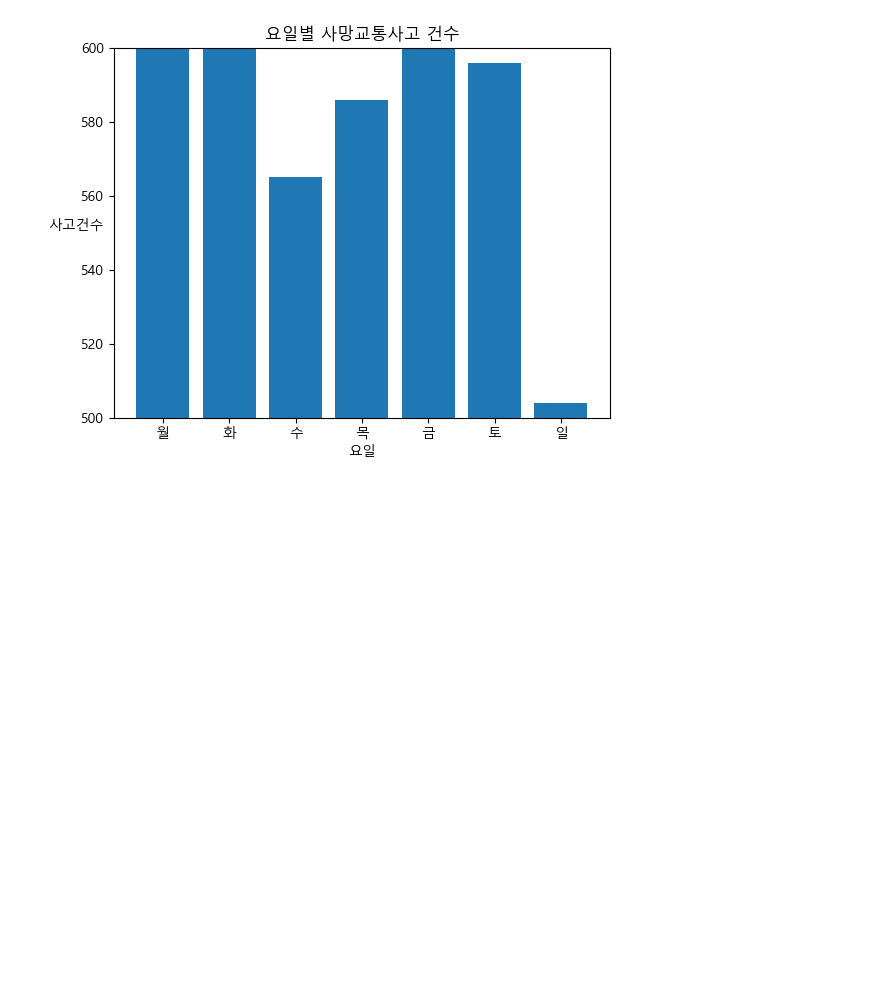
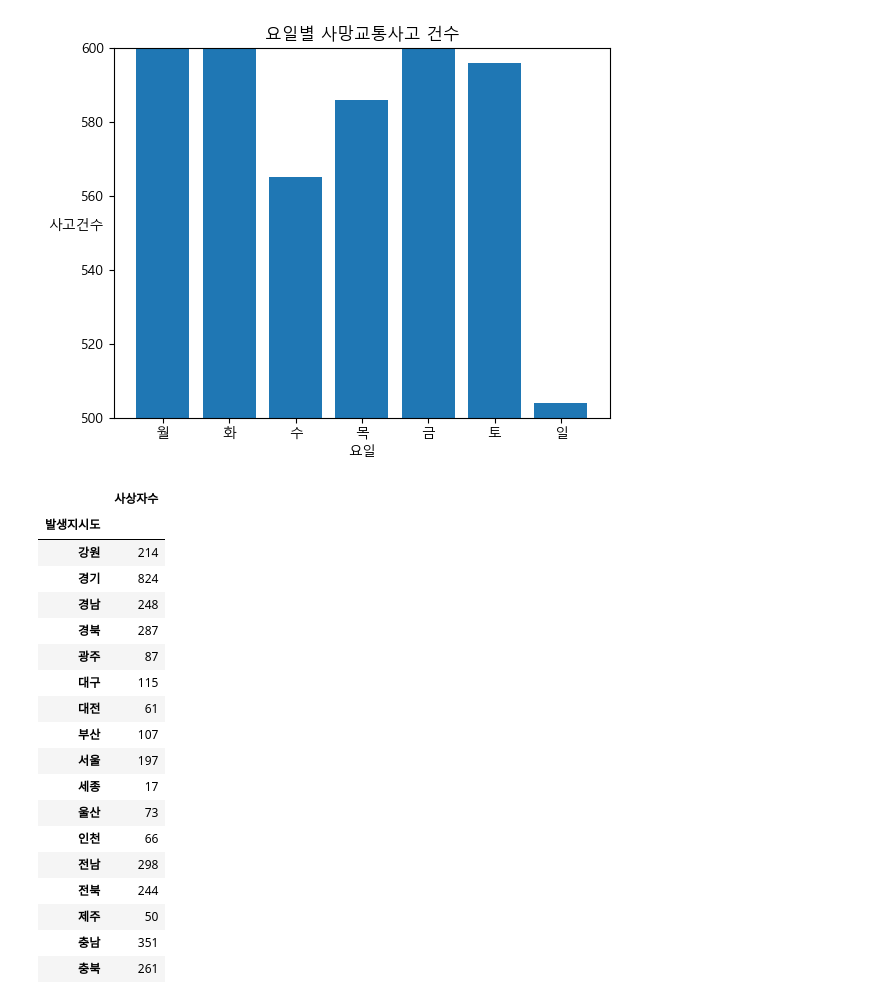
Before and after one commit to LeticiaKang/Data_Analytics_Course, a Jupyter notebook: Study_Python_Jupyter/시각화/(3-4) Traffic_Accident_2017.ipynb, the cells around one changed output. Cells and saved outputs as stored; diff of their text form; code cells hidden in the pictures; blank space fills up the shorter version.

```diff
--- a/Study_Python_Jupyter/시각화/(3-4) Traffic_Accident_2017.ipynb
+++ b/Study_Python_Jupyter/시각화/(3-4) Traffic_Accident_2017.ipynb
@@ -67,6 +73,28 @@ plt.ylim(500, 600)
 plt.show()
 # %% [output]
 [figure]
+# %%
+carTOcar[["사상자수", "발생지시도"]].groupby("발생지시도").sum()
+# %% [output]
+|  | 사상자수 |
+| 발생지시도 |  |
+| 강원 | 214 |
+| 경기 | 824 |
+| 경남 | 248 |
+| 경북 | 287 |
+| 광주 | 87 |
+| 대구 | 115 |
+| 대전 | 61 |
+| 부산 | 107 |
+| 서울 | 197 |
+| 세종 | 17 |
+| 울산 | 73 |
+| 인천 | 66 |
+| 전남 | 298 |
+| 전북 | 244 |
+| 제주 | 50 |
+| 충남 | 351 |
+| 충북 | 261 |
 # %%
 carTOcar = df[df.사고유형_대분류 == "차대차"]
 
```
Also changed, not shown: parts of 4 cells of this notebook, 1 other file.
